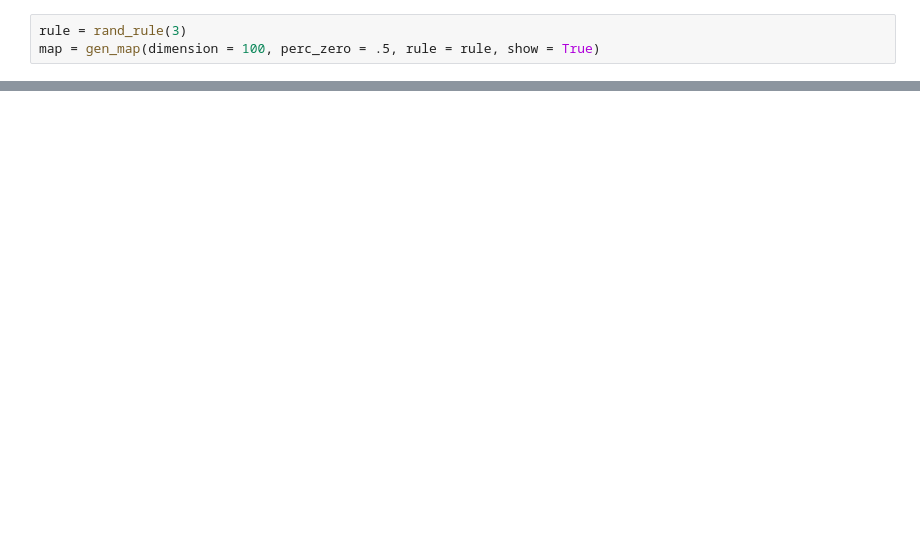
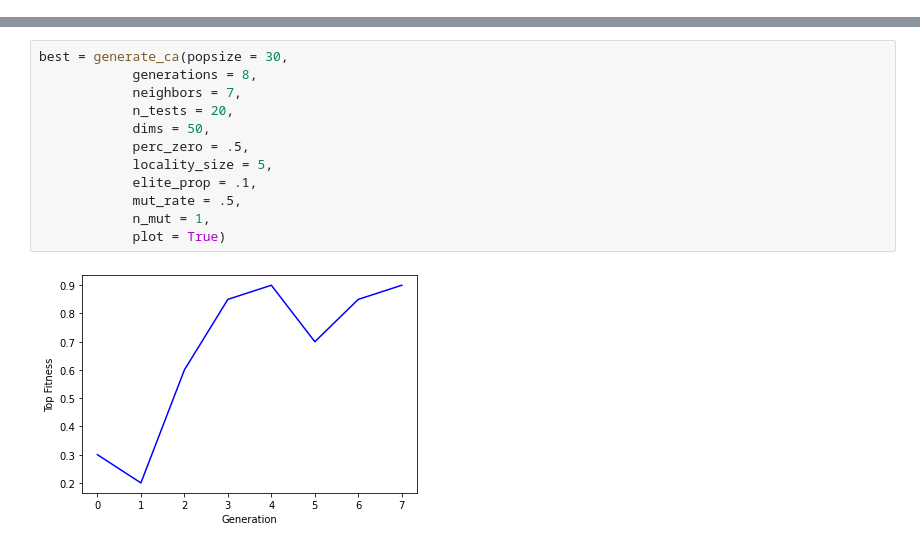
Before and after one commit to matthewbbone/complexity-science, a Jupyter notebook: GA-elementary-CA.ipynb, the cells around one changed output, grey strips where cells are left out. Cells and saved outputs as stored; diff of their text form; blank space fills up the shorter version.

```diff
--- a/GA-elementary-CA.ipynb
+++ b/GA-elementary-CA.ipynb
@@ -42,3 +97,0 @@ def gen_map(dimension, perc_zero, rule, show = False):
-# %%
-rule = rand_rule(3)
-map = gen_map(dimension = 100, perc_zero = .5, rule = rule, show = True)
@@ -46,0 +159,14 @@ map = gen_map(dimension = 100, perc_zero = .5, rule = rule, show = True)
+# %%
+best = generate_ca(popsize = 30,
+            generations = 8,
+            neighbors = 7,
+            n_tests = 20,
+            dims = 50,
+            perc_zero = .5,
+            locality_size = 5,
+            elite_prop = .1,
+            mut_rate = .5,
+            n_mut = 1,
+            plot = True)
+# %% [output]
+[figure, added]
```
Also changed, not shown: parts of 5 cells of this notebook.
